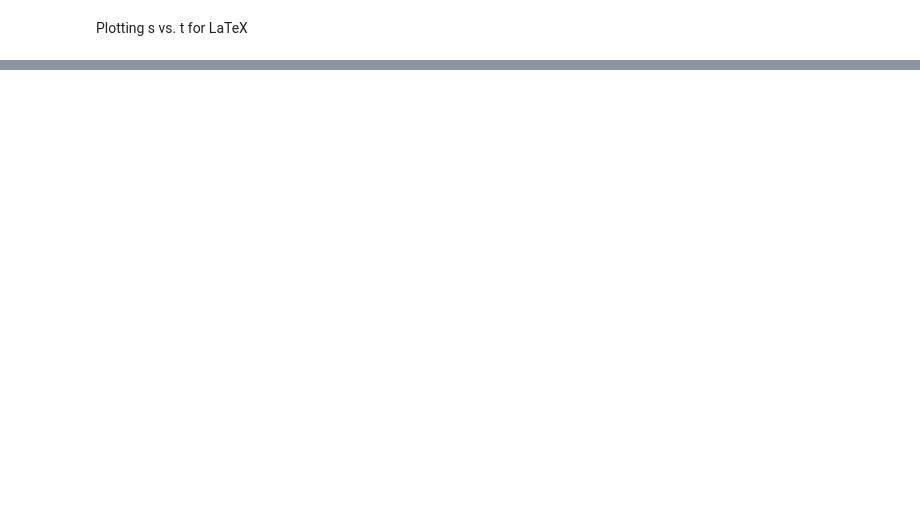
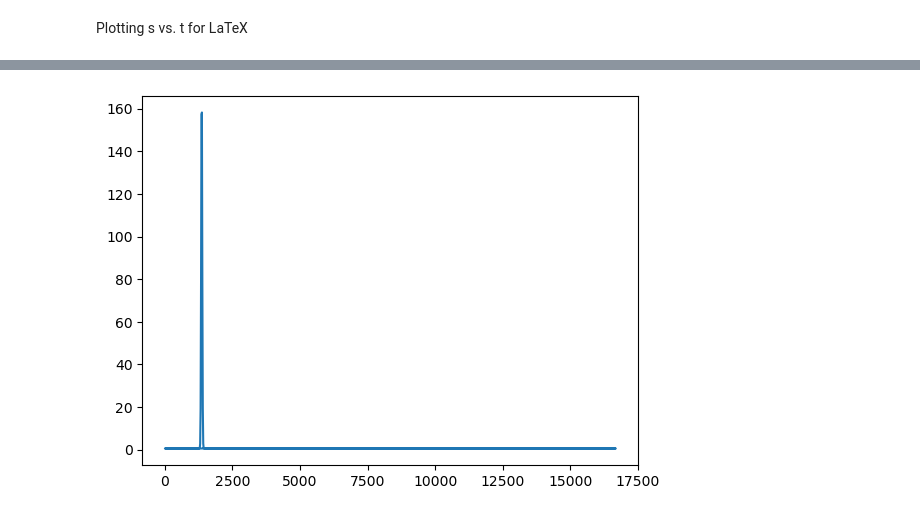
Before and after one commit to sejin8642/ftnmr, a Jupyter notebook: latex/ft/ft.ipynb, the cells around one changed output, grey strips where cells are left out. Cells and saved outputs as stored; diff of their text form; code cells hidden in the pictures; blank space fills up the shorter version.

```diff
--- a/latex/ft/ft.ipynb
+++ b/latex/ft/ft.ipynb
@@ -108,0 +179,2 @@ check = scipy.fft.ifft(Y)
+# %%
+x1 = np.roll(x, 512)
@@ -108,0 +183,7 @@ check = scipy.fft.ifft(Y)
+# %%
+Y1 = np.roll(Y, 512)
+# %%
+plt.plot(x1, Y1.real)
+plt.show()
+# %% [output]
+[figure, added]
```
Also changed, not shown: parts of 33 cells of this notebook, 1 other file.
